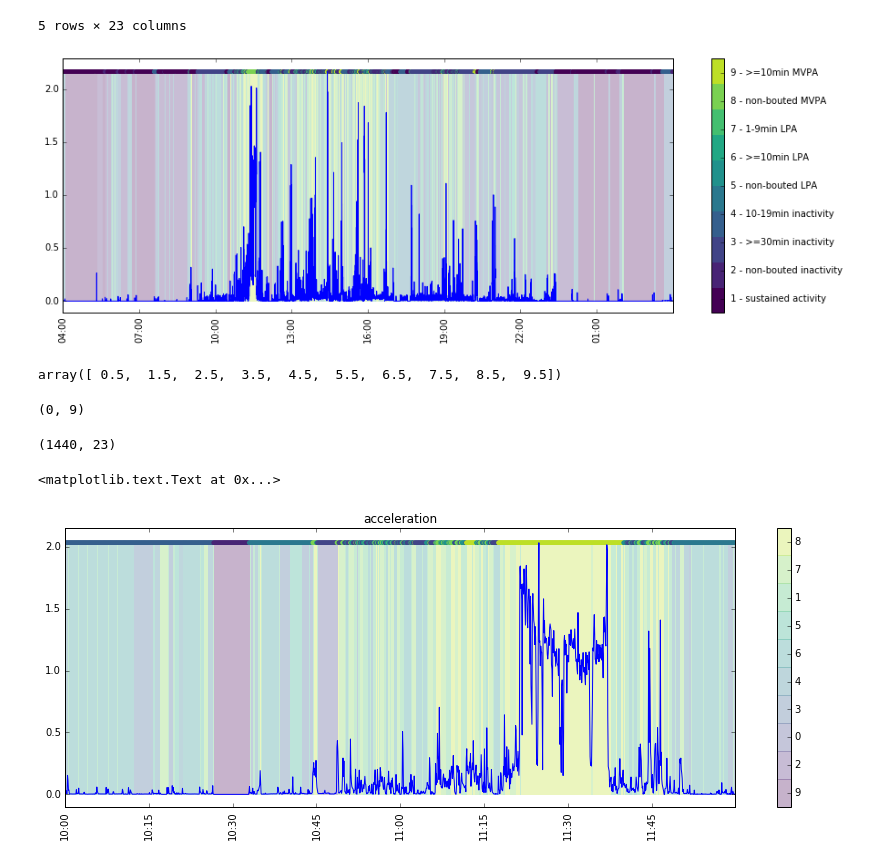
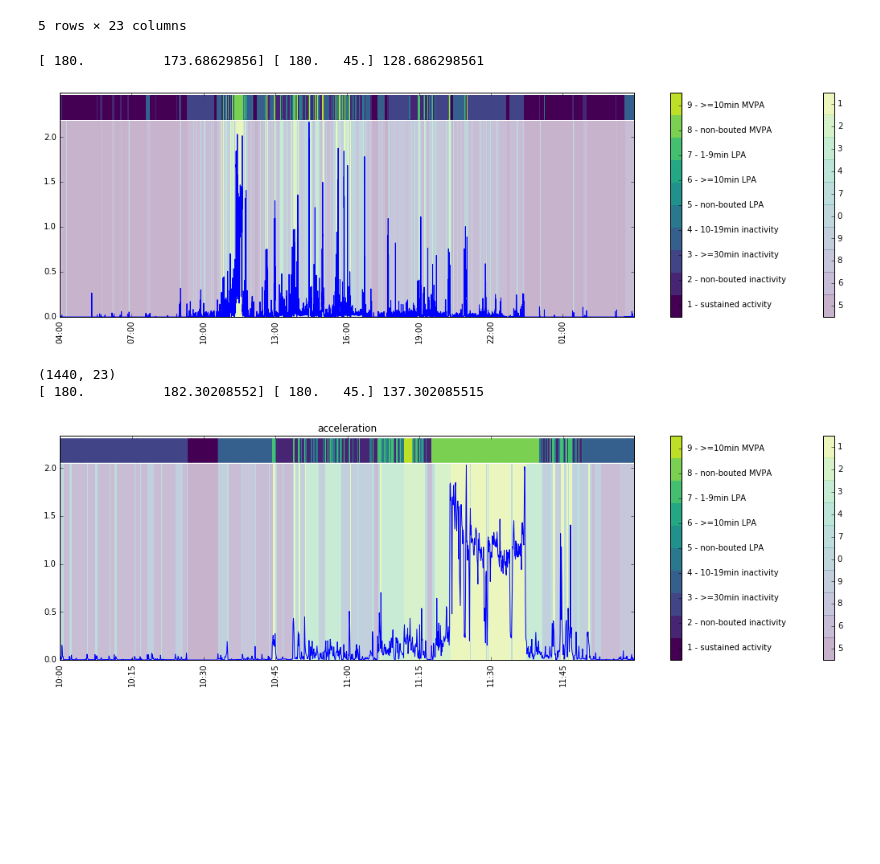
Before and after one commit to wadpac/millenniumcohort-acc, a Jupyter notebook: python/notebooks/2_AnalyseResults.ipynb, the cells around one changed output. Drawn from its saved outputs; the diff is of its cells as text; code cells hidden in the pictures; blank space fills up the shorter version.

Commit message:
Changed plot of timeseries

```diff
--- a/python/notebooks/2_AnalyseResults.ipynb
+++ b/python/notebooks/2_AnalyseResults.ipynb
@@ -515,8 +512,6 @@ data_sleep.head()
 data_sleep.timestamp2 = pd.to_datetime(data_sleep.timestamp)
 # %%
 data_sleep['time'] = data_sleep.timestamp2.dt.time
-# %%
-state_order = [9, 2, 0, 3, 4, 6, 5, 1, 7, 8]
 # %%
 data_sleep_grouped = data_sleep.groupby(['time', 'state'])['filename'].count()
 data_sleep_grouped = data_sleep_grouped.unstack()[state_order]
@@ -674,7 +671,7 @@ def plot_states_and_var(data, hidden_states, state_order = None, cmap=None, colu
     by : iteretable
         The column to group on
     """
-    fig, ax = plt.subplots(figsize=(15, 5))
+    fig, ax = plt.subplots(figsize=(20, 5))
     if columns is None:
         columns = data.columns
     df = data[columns].copy()
@@ -704,18 +701,29 @@ def plot_states_and_var(data, hidden_states, state_order = None, cmap=None, colu
     ticks_num = locator.tick_values(min(df.index), max(df.index))
     ticks = [num_index.get_loc(t) for t in ticks_num]
     plt.xticks(ticks, df.index.strftime('%H:%M')[ticks], rotation='vertical')
-    #cb = plt.colorbar(pc)
-    #cb.set_ticks(np.arange(1./(2*cmap.N), 1, 1./cmap.N))
-    #cb.set_ticklabels(state_order)
+    cb = plt.colorbar(pc)
+    cb.set_ticks(np.arange(1./(2*cmap.N), 1, 1./cmap.N))
+    cb.set_ticklabels(state_order)
     # Plot the activities
     if by is not None:
+
+        highest = ax.transData.transform((0.0,1.0))
+        lowest = ax.transData.transform((0.0,0.0))
+        y_to_pix_ratio = highest[1] - lowest[1]
+        print(highest, lowest, y_to_pix_ratio)
+        slen_p = 30
+        slen_d = slen_p / float(y_to_pix_ratio)
+
         sca = ax.scatter(
             np.arange(len(hidden_states)), #data.index,
-            np.ones_like(hidden_states) * datamax,
+            np.ones_like(hidden_states) * datamax +  0.7*slen_d,
             c=by,
             cmap=cmap,
-            edgecolors='none'
+            edgecolors='none',
+            marker='|',
+            s=slen_p**2
         )
+        ax.set_ylim((datamin, datamax + slen_d*1.4))
         if by_labels is not None:
             cb2 = plt.colorbar(sca)
             cb2.set_ticks(np.arange(1./2., cmap.N-0.5, 1))
@@ -731,25 +739,21 @@ cbar = ax.images[-1].colorbar
 #cbar.ax.invert_yaxis()
 plt.show()
 # %% [output]
+[ 180.          173.68629856] [ 180.   45.] 128.686298561
-[figure, old version]
+[figure, new version]
-# %%
-np.arange(1./2., cmap.N-0.5, 1)
-# %% [output]
-array([ 0.5,  1.5,  2.5,  3.5,  4.5,  5.5,  6.5,  7.5,  8.5,  9.5])
-# %%
-min(heuristic_seq), max(heuristic_seq)
-# %% [output]
-(0, 9)
 # %%
 start =int(6*12*60)
 end = 8*12*60
 print(data[start:end].shape)
-fig, ax = plot_states_and_var(data[start:end], hidden_states[start:end], state_order=state_order, cmap=cmap_states, columns=['acceleration'], by='heuristic')
-ax.set_title('acceleration')
+fig, ax = plot_states_and_var(data[start:end], hidden_states[start:end],
+                              by=heuristic_seq[start:end], state_order=state_order,
+                              cmap=cmap_states, columns=['acceleration'],
+                              by_labels = heuristic_classes)
+ax.set_title('acceleration');
 # %% [output]
 (1440, 23)
+[ 180.          182.30208552] [ 180.   45.] 137.302085515
-<matplotlib.text.Text at 0x...>
-[figure, old version]
+[figure, new version]
 # %%
 start =int(4*12*60)
 end = 6*12*60
```
Also changed, not shown: parts of 29 cells of this notebook.
